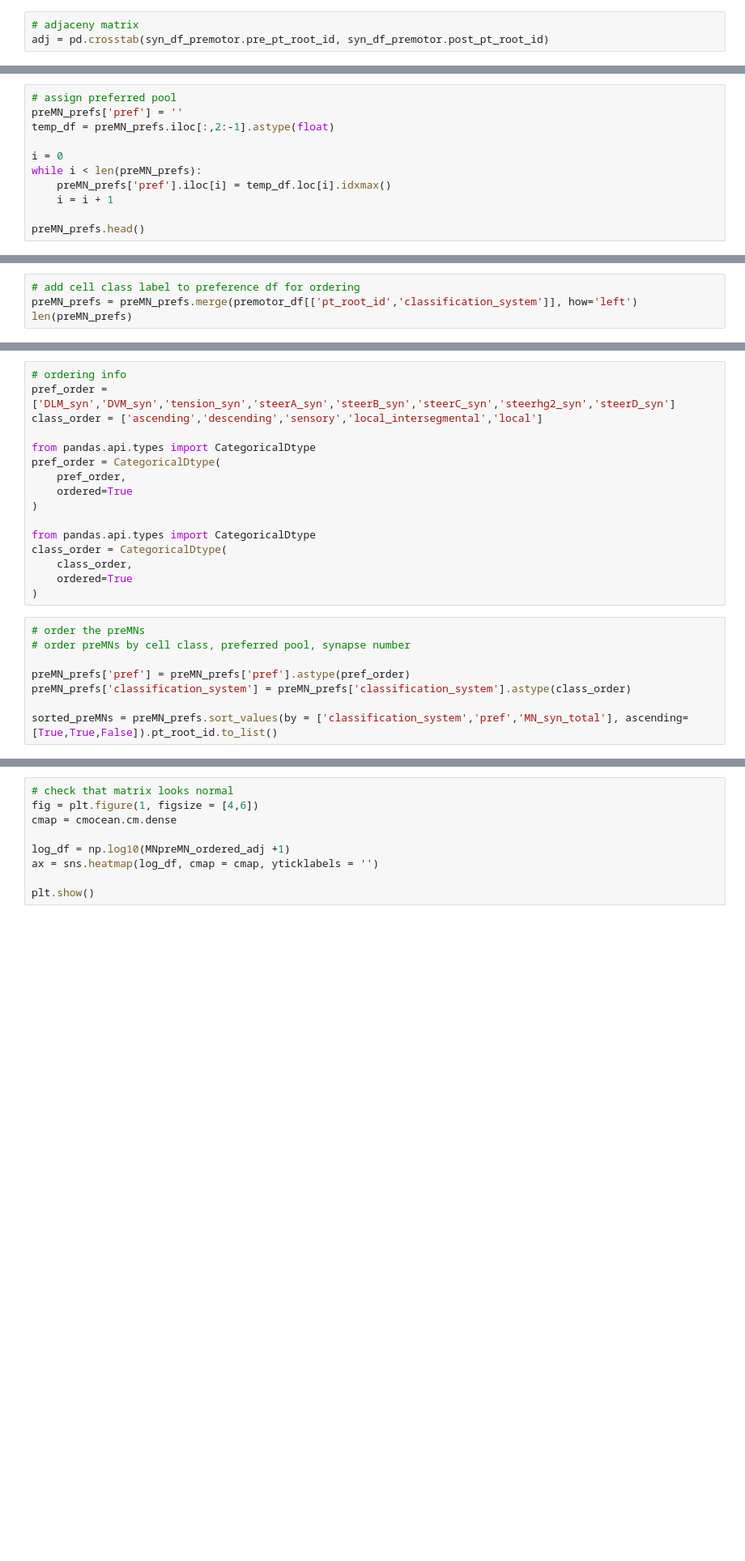
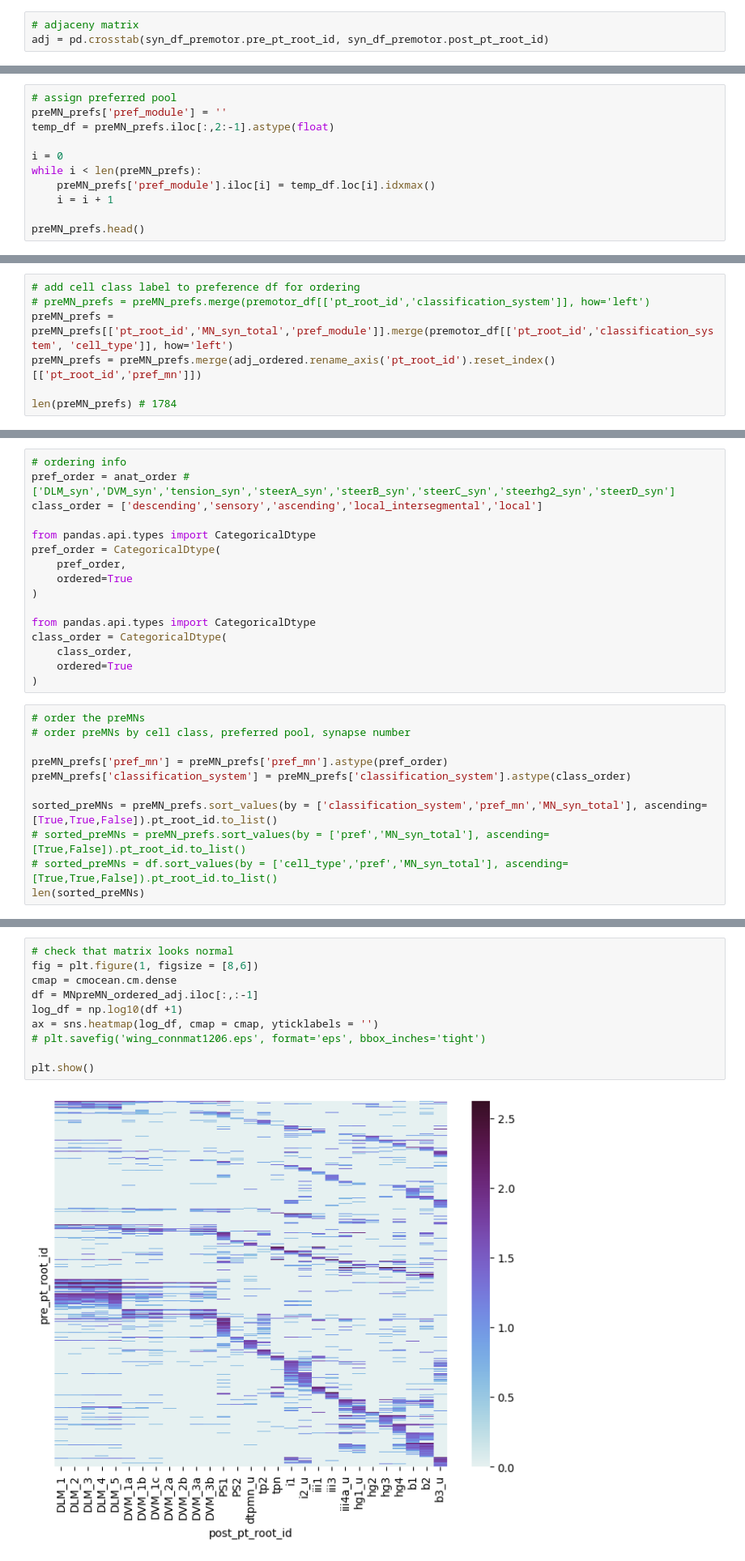
Before and after one commit to tuthill-lab/Lesser_Azevedo_2023, a Jupyter notebook: CAVE token required/Create_ConnectivityMatrix_wing_preMNtoMN.ipynb, the cells around one changed output, grey strips where cells are left out. Shown at 81% size. Drawn from its saved outputs; the diff is of its cells as text; blank space fills up the shorter version.

```diff
--- a/CAVE token required/Create_ConnectivityMatrix_wing_preMNtoMN.ipynb
+++ b/CAVE token required/Create_ConnectivityMatrix_wing_preMNtoMN.ipynb
@@ -108,11 +205,11 @@ preMN_prefs['steerD_syn'] = adj_ordered.loc[:,steerD_mod].sum(axis=1).to_list()
 # %%
 # assign preferred pool
-preMN_prefs['pref'] = ''
+preMN_prefs['pref_module'] = ''
 temp_df = preMN_prefs.iloc[:,2:-1].astype(float)
 
 i = 0
 while i < len(preMN_prefs):
-    preMN_prefs['pref'].iloc[i] = temp_df.loc[i].idxmax()
+    preMN_prefs['pref_module'].iloc[i] = temp_df.loc[i].idxmax()
     i = i + 1
 
 preMN_prefs.head()
@@ -119,4 +240,7 @@ preMN_prefs.head()
 # %%
 # add cell class label to preference df for ordering
-preMN_prefs = preMN_prefs.merge(premotor_df[['pt_root_id','classification_system']], how='left')
-len(preMN_prefs)
+# preMN_prefs = preMN_prefs.merge(premotor_df[['pt_root_id','classification_system']], how='left')
+preMN_prefs = preMN_prefs[['pt_root_id','MN_syn_total','pref_module']].merge(premotor_df[['pt_root_id','classification_system', 'cell_type']], how='left')
+preMN_prefs = preMN_prefs.merge(adj_ordered.rename_axis('pt_root_id').reset_index()[['pt_root_id','pref_mn']])
+
+len(preMN_prefs) # 1784
@@ -123,7 +268,7 @@ len(preMN_prefs)
 # %%
 # ordering info
-pref_order = ['DLM_syn','DVM_syn','tension_syn','steerA_syn','steerB_syn','steerC_syn','steerhg2_syn','steerD_syn']
-class_order = ['ascending','descending','sensory','local_intersegmental','local']
+pref_order = anat_order #['DLM_syn','DVM_syn','tension_syn','steerA_syn','steerB_syn','steerC_syn','steerhg2_syn','steerD_syn']
+class_order = ['descending','sensory','ascending','local_intersegmental','local']
 
 from pandas.api.types import CategoricalDtype
 pref_order = CategoricalDtype(
@@ -140,7 +285,10 @@ class_order = CategoricalDtype(
 # order the preMNs
 # order preMNs by cell class, preferred pool, synapse number
 
-preMN_prefs['pref'] = preMN_prefs['pref'].astype(pref_order)
+preMN_prefs['pref_mn'] = preMN_prefs['pref_mn'].astype(pref_order)
 preMN_prefs['classification_system'] = preMN_prefs['classification_system'].astype(class_order)
 
-sorted_preMNs = preMN_prefs.sort_values(by = ['classification_system','pref','MN_syn_total'], ascending=[True,True,False]).pt_root_id.to_list()
+sorted_preMNs = preMN_prefs.sort_values(by = ['classification_system','pref_mn','MN_syn_total'], ascending=[True,True,False]).pt_root_id.to_list()
+# sorted_preMNs = preMN_prefs.sort_values(by = ['pref','MN_syn_total'], ascending=[True,False]).pt_root_id.to_list()
+# sorted_preMNs = df.sort_values(by = ['cell_type','pref','MN_syn_total'], ascending=[True,True,False]).pt_root_id.to_list()
+len(sorted_preMNs)
@@ -152,9 +331,12 @@ utils.save_df_csv(MNpreMN_ordered_adj.index.to_frame(),'wing_premns_to_make_publ
 # %%
 # check that matrix looks normal
-fig = plt.figure(1, figsize = [4,6])
+fig = plt.figure(1, figsize = [8,6])
 cmap = cmocean.cm.dense
-
-log_df = np.log10(MNpreMN_ordered_adj +1)
+df = MNpreMN_ordered_adj.iloc[:,:-1]
+log_df = np.log10(df +1)
 ax = sns.heatmap(log_df, cmap = cmap, yticklabels = '')
+# plt.savefig('wing_connmat1206.eps', format='eps', bbox_inches='tight')
 
 plt.show()
+# %% [output]
+[figure, added]
```
Also changed, not shown: parts of 38 cells of this notebook, 2 other files.
